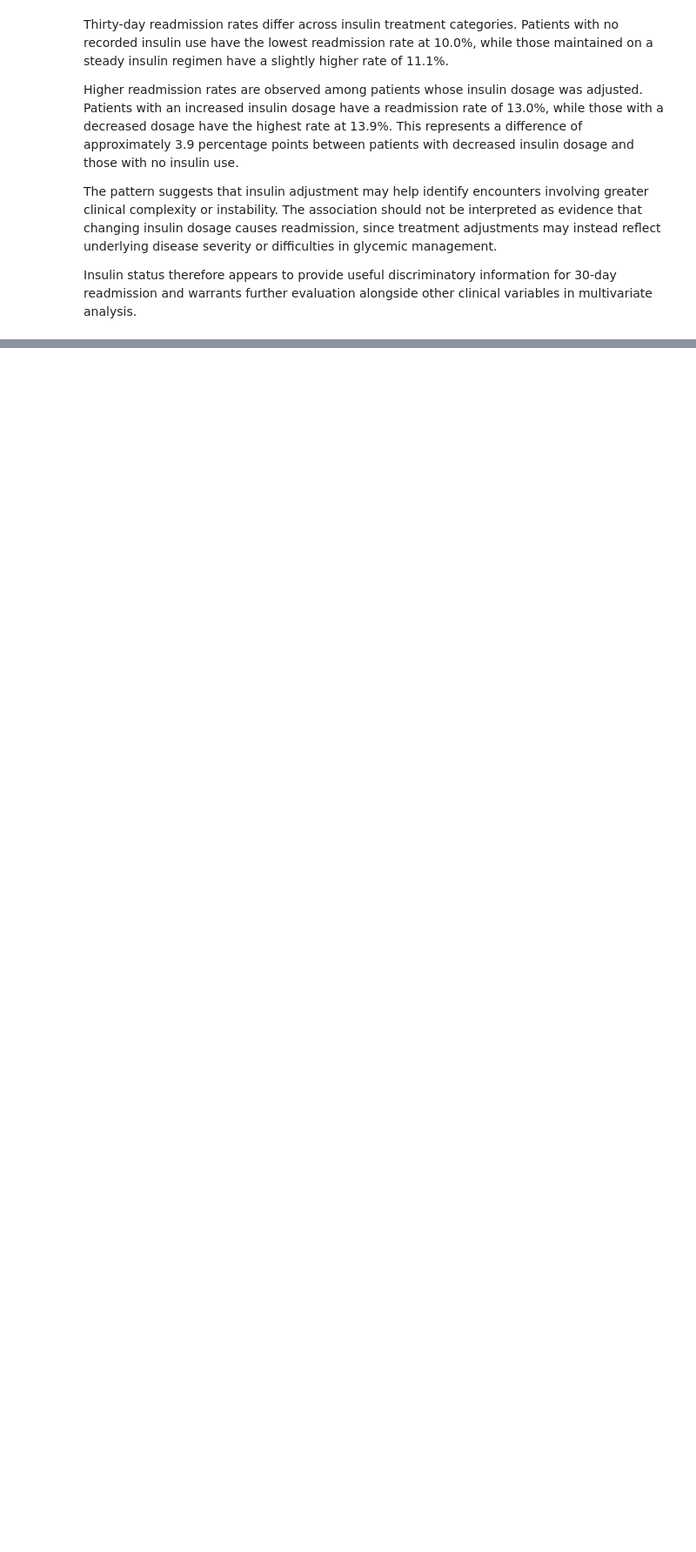
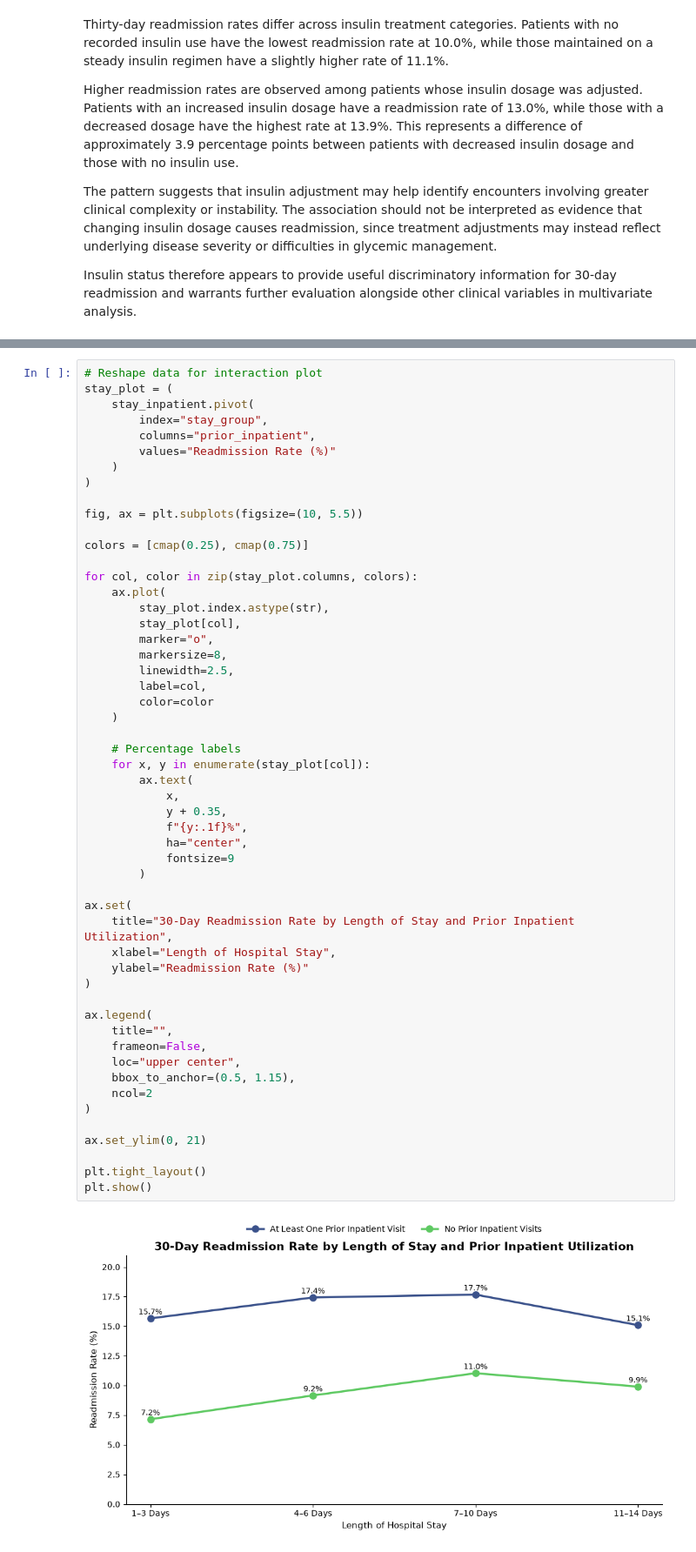
Before and after one commit to byegond-beep/hospital-readmission-resource-allocation-analytics, a Jupyter notebook: notebooks/03_exploratory_data_analysis.ipynb, the cells around one changed output, grey strips where cells are left out. Shown at 87% size. Saved outputs shown, nothing was run; the diff lists cells and outputs as text; blank space fills up the shorter version.

```diff
--- a/notebooks/03_exploratory_data_analysis.ipynb
+++ b/notebooks/03_exploratory_data_analysis.ipynb
@@ -1001,0 +1209,55 @@ Insulin status therefore appears to provide useful discriminatory information fo
+# %%
+# Reshape data for interaction plot
+stay_plot = (
+    stay_inpatient.pivot(
+        index="stay_group",
+        columns="prior_inpatient",
+        values="Readmission Rate (%)"
+    )
+)
+
+fig, ax = plt.subplots(figsize=(10, 5.5))
+
+colors = [cmap(0.25), cmap(0.75)]
+
+for col, color in zip(stay_plot.columns, colors):
+    ax.plot(
+        stay_plot.index.astype(str),
+        stay_plot[col],
+        marker="o",
+        markersize=8,
+        linewidth=2.5,
+        label=col,
+        color=color
+    )
+
+    # Percentage labels
+    for x, y in enumerate(stay_plot[col]):
+        ax.text(
+            x,
+            y + 0.35,
+            f"{y:.1f}%",
+            ha="center",
+            fontsize=9
+        )
+
+ax.set(
+    title="30-Day Readmission Rate by Length of Stay and Prior Inpatient Utilization",
+    xlabel="Length of Hospital Stay",
+    ylabel="Readmission Rate (%)"
+)
+
+ax.legend(
+    title="",
+    frameon=False,
+    loc="upper center",
+    bbox_to_anchor=(0.5, 1.15),
+    ncol=2
+)
+
+ax.set_ylim(0, 21)
+
+plt.tight_layout()
+plt.show()
+# %% [output]
+[figure, added]
```
Also changed, not shown: parts of 17 cells of this notebook.
